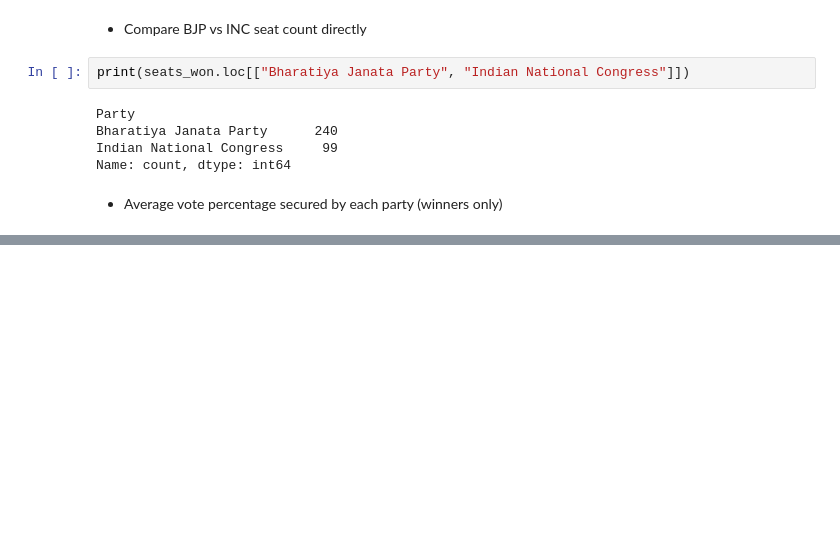
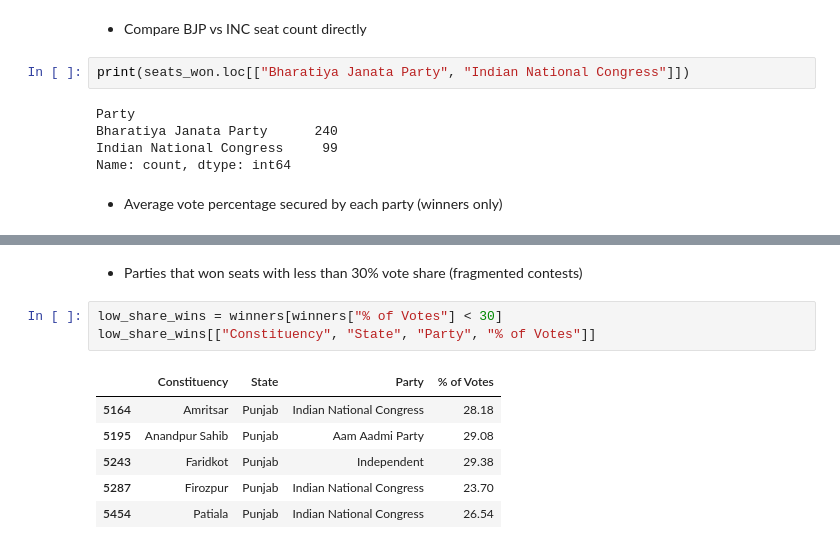
Before and after one commit to geershatisaxena/Election, a Jupyter notebook: res.ipynb, the cells around one changed output, grey strips where cells are left out. Saved outputs shown, nothing was run; the diff lists cells and outputs as text; blank space fills up the shorter version.

```diff
--- a/res.ipynb
+++ b/res.ipynb
@@ -559,3 +559,15 @@ Revolutionary Socialist Party             48.450000
 Communist Party of India  (Marxist)       48.307500
 All India Trinamool Congress              48.298621
 Name: % of Votes, dtype: float64
+# %% [markdown]
+-  Parties that won seats with less than 30% vote share (fragmented contests)
+# %%
+low_share_wins = winners[winners["% of Votes"] < 30]
+low_share_wins[["Constituency", "State", "Party", "% of Votes"]]
+# %% [output]
+|  | Constituency | State | Party | % of Votes |
+| 5164 | Amritsar | Punjab | Indian National Congress | 28.18 |
+| 5195 | Anandpur Sahib | Punjab | Aam Aadmi Party | 29.08 |
+| 5243 | Faridkot | Punjab | Independent | 29.38 |
+| 5287 | Firozpur | Punjab | Indian National Congress | 23.70 |
+| 5454 | Patiala | Punjab | Indian National Congress | 26.54 |
```
Also changed, not shown: parts of 3 cells of this notebook.
